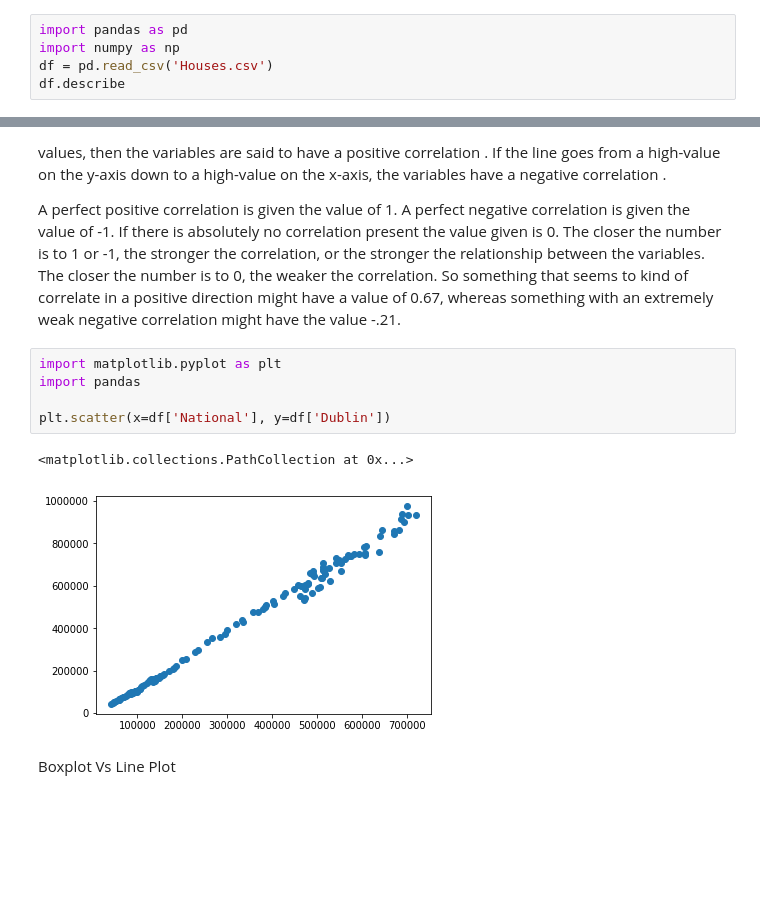
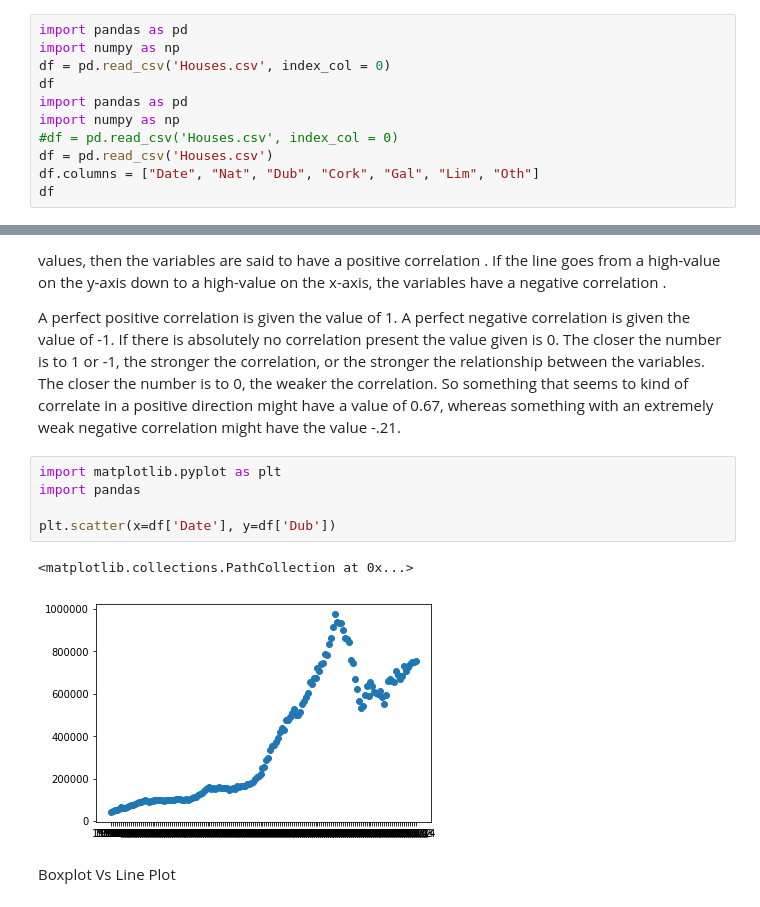
Before and after one commit to eamonnofarrell/Boxplot, a Jupyter notebook: BoxPlot_Project .ipynb, the cells around one changed output, grey strips where cells are left out. Saved outputs shown, nothing was run; the diff lists cells and outputs as text; blank space fills up the shorter version.

```diff
--- a/BoxPlot_Project .ipynb
+++ b/BoxPlot_Project .ipynb
@@ -38,6 +38,12 @@ If the data is skewed and if so, in what direction.
 # %%
 import pandas as pd
 import numpy as np
+df = pd.read_csv('Houses.csv', index_col = 0)
+df
+import pandas as pd
+import numpy as np
+#df = pd.read_csv('Houses.csv', index_col = 0)
 df = pd.read_csv('Houses.csv')
-df.describe
+df.columns = ["Date", "Nat", "Dub", "Cork", "Gal", "Lim", "Oth"]
+df
 # %% [output]
@@ -91,11 +98,11 @@ A perfect positive correlation is given the value of 1. A perfect negative corre
 # %%
 import matplotlib.pyplot as plt
 import pandas
 
-plt.scatter(x=df['National'], y=df['Dublin'])
+plt.scatter(x=df['Date'], y=df['Dub'])
 # %% [output]
 <matplotlib.collections.PathCollection at 0x...>
-[figure, old version]
+[figure, new version]
 # %% [markdown]
 Boxplot Vs Line Plot
 # %%
```
Also changed, not shown: parts of 6 cells of this notebook.
